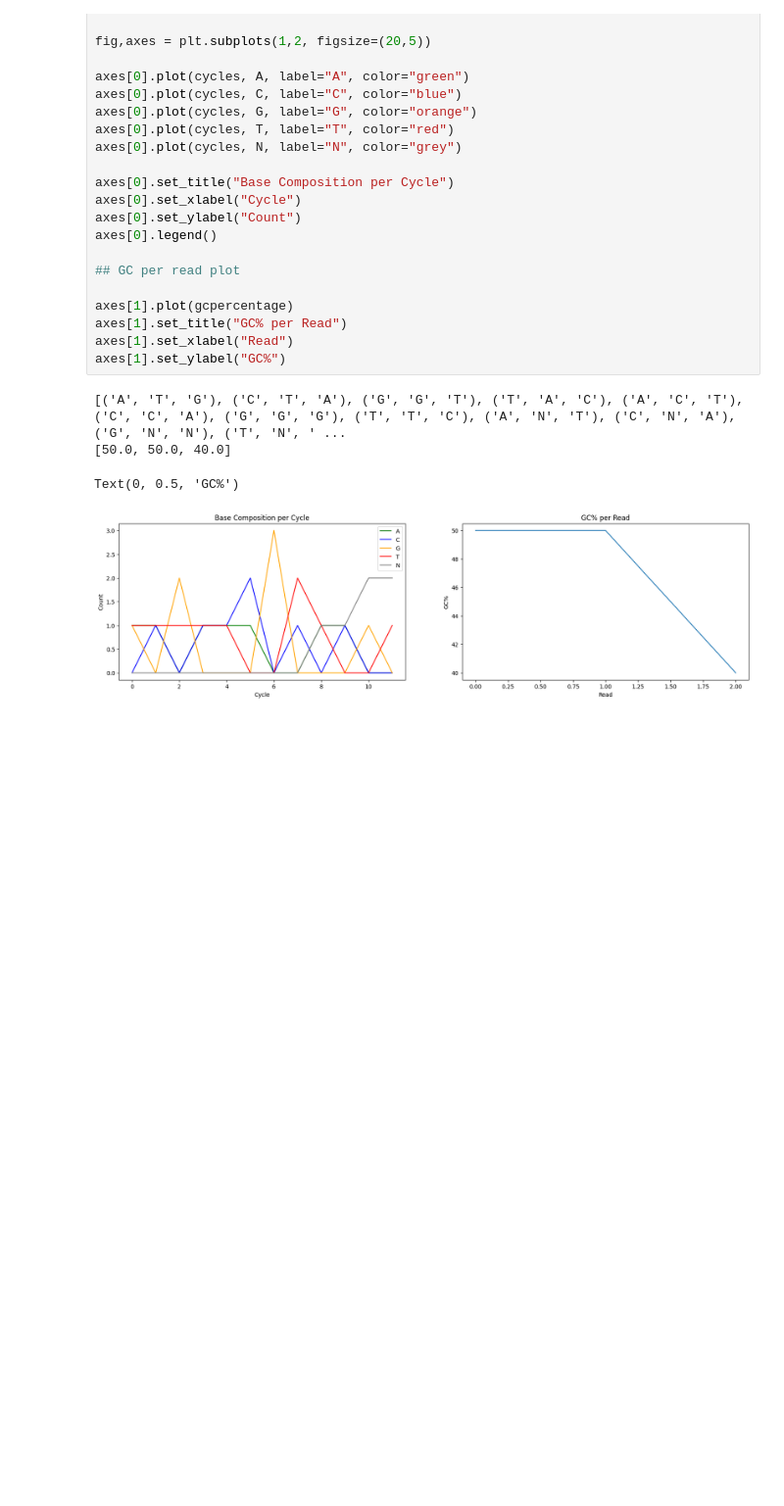
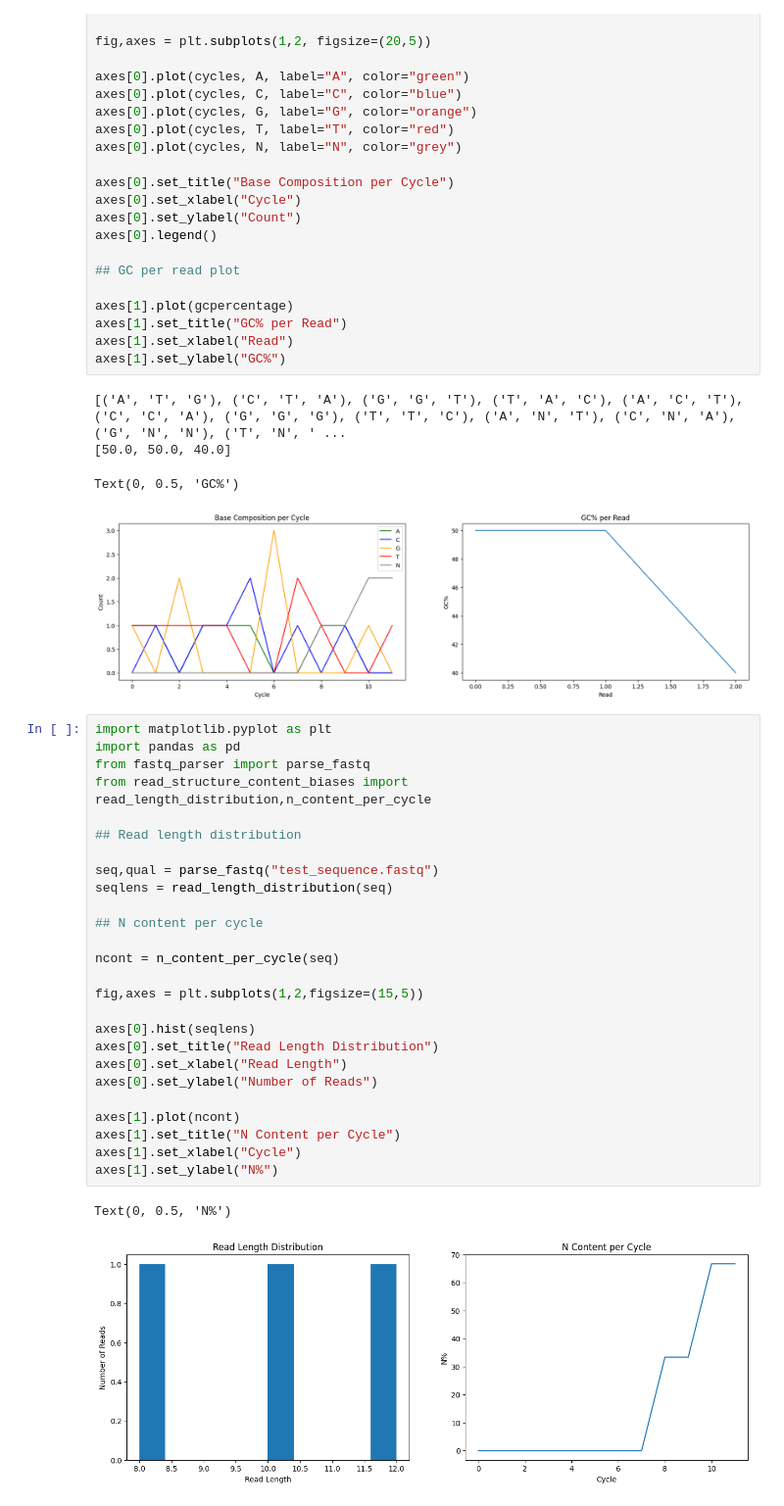
Before and after one commit to saulcombes/FASTA-tools, a Jupyter notebook: Analysis.ipynb, the cells around one changed output. Shown at 98% size. Drawn from its saved outputs; the diff is of its cells as text; blank space fills up the shorter version.

```diff
--- a/Analysis.ipynb
+++ b/Analysis.ipynb
@@ -141,3 +141,32 @@ axes[1].set_ylabel("GC%")
 [50.0, 50.0, 40.0]
 Text(0, 0.5, 'GC%')
 [figure]
+# %%
+import matplotlib.pyplot as plt
+import pandas as pd
+from fastq_parser import parse_fastq
+from read_structure_content_biases import read_length_distribution,n_content_per_cycle
+
+## Read length distribution
+
+seq,qual = parse_fastq("test_sequence.fastq")
+seqlens = read_length_distribution(seq)
+
+## N content per cycle
+
+ncont = n_content_per_cycle(seq)
+
+fig,axes = plt.subplots(1,2,figsize=(15,5))
+
+axes[0].hist(seqlens)
+axes[0].set_title("Read Length Distribution")
+axes[0].set_xlabel("Read Length")
+axes[0].set_ylabel("Number of Reads")
+
+axes[1].plot(ncont)
+axes[1].set_title("N Content per Cycle")
+axes[1].set_xlabel("Cycle")
+axes[1].set_ylabel("N%")
+# %% [output]
+Text(0, 0.5, 'N%')
+[figure, added]
```
Also changed, not shown: parts of 1 cell of this notebook, 1 other file.
